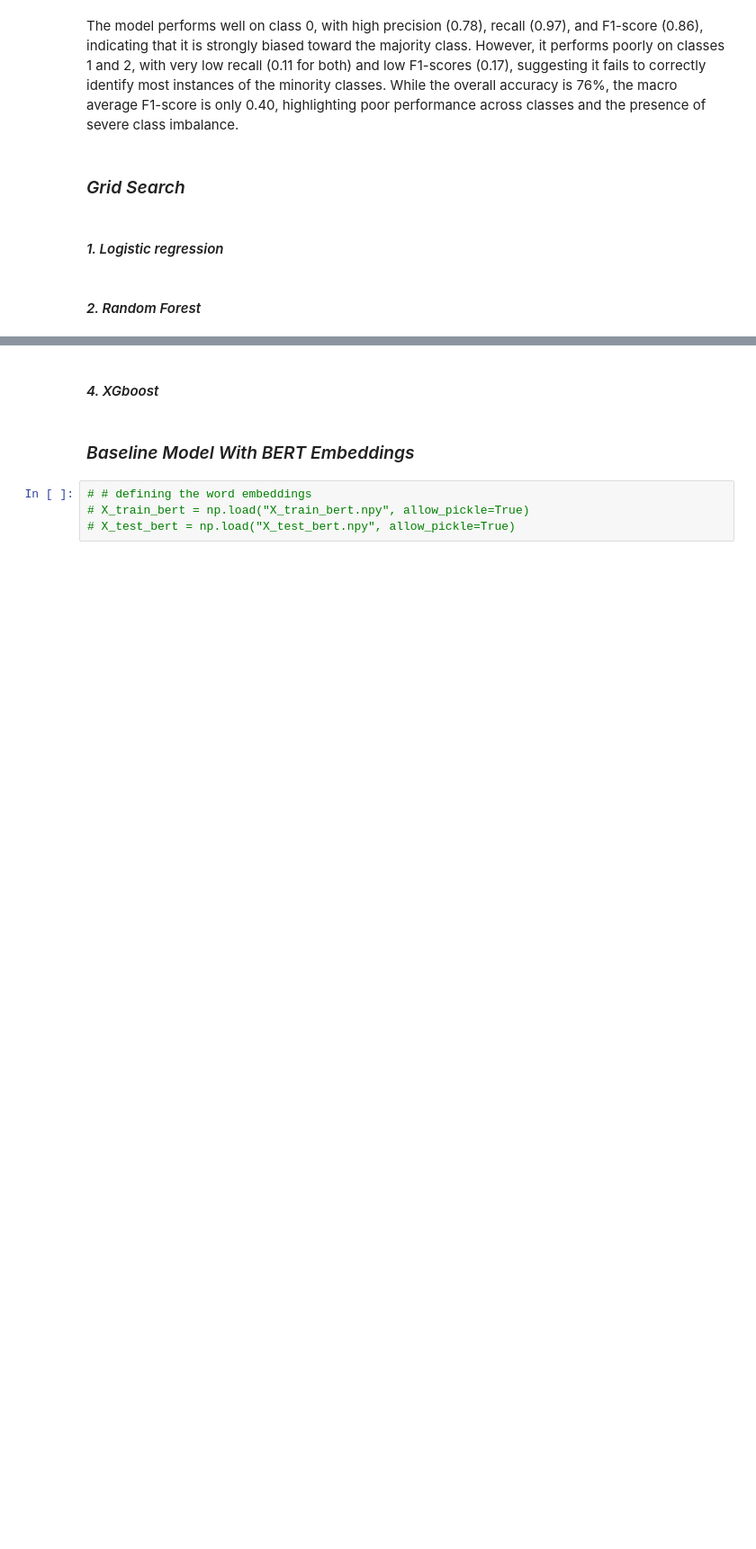
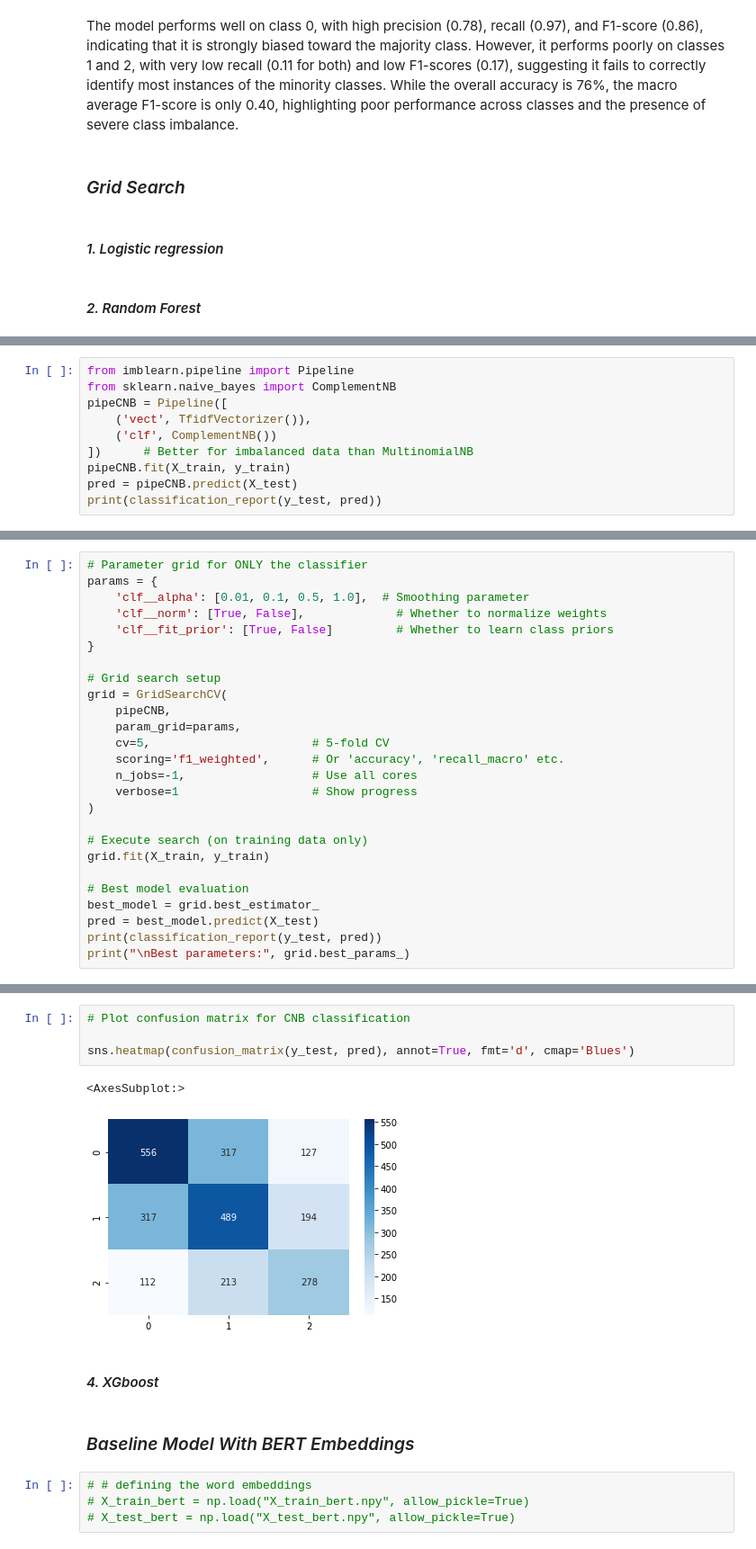
Before and after one commit to irushawn/Hate-Speech-and-Offensive-Content-Detection, a Jupyter notebook: index.ipynb, the cells around one changed output, grey strips where cells are left out. Shown at 90% size. Cells and saved outputs as stored; diff of their text form; blank space fills up the shorter version.

```diff
--- a/index.ipynb
+++ b/index.ipynb
@@ -576,0 +645,10 @@ The model performs well on class 0, with high precision (0.78), recall (0.97), a
+# %%
+from imblearn.pipeline import Pipeline
+from sklearn.naive_bayes import ComplementNB
+pipeCNB = Pipeline([
+    ('vect', TfidfVectorizer()),
+    ('clf', ComplementNB())
+])      # Better for imbalanced data than MultinomialNB
+pipeCNB.fit(X_train, y_train)
+pred = pipeCNB.predict(X_test)
+print(classification_report(y_test, pred))
@@ -576,0 +665,26 @@ The model performs well on class 0, with high precision (0.78), recall (0.97), a
+# %%
+# Parameter grid for ONLY the classifier
+params = {
+    'clf__alpha': [0.01, 0.1, 0.5, 1.0],  # Smoothing parameter
+    'clf__norm': [True, False],             # Whether to normalize weights
+    'clf__fit_prior': [True, False]         # Whether to learn class priors
+}
+
+# Grid search setup
+grid = GridSearchCV(
+    pipeCNB,
+    param_grid=params,
+    cv=5,                       # 5-fold CV
+    scoring='f1_weighted',      # Or 'accuracy', 'recall_macro' etc.
+    n_jobs=-1,                  # Use all cores
+    verbose=1                   # Show progress
+)
+
+# Execute search (on training data only)
+grid.fit(X_train, y_train)
+
+# Best model evaluation
+best_model = grid.best_estimator_
+pred = best_model.predict(X_test)
+print(classification_report(y_test, pred))
+print("\nBest parameters:", grid.best_params_)
@@ -577,3 +708,10 @@ The model performs well on class 0, with high precision (0.78), recall (0.97), a
+# %%
+# Plot confusion matrix for CNB classification
+
+sns.heatmap(confusion_matrix(y_test, pred), annot=True, fmt='d', cmap='Blues')
+# %% [output]
+<AxesSubplot:>
+[figure, added]
 # %% [markdown]
 #### *4. XGboost*
 # %% [markdown]
```
Also changed, not shown: parts of 21 cells of this notebook.
